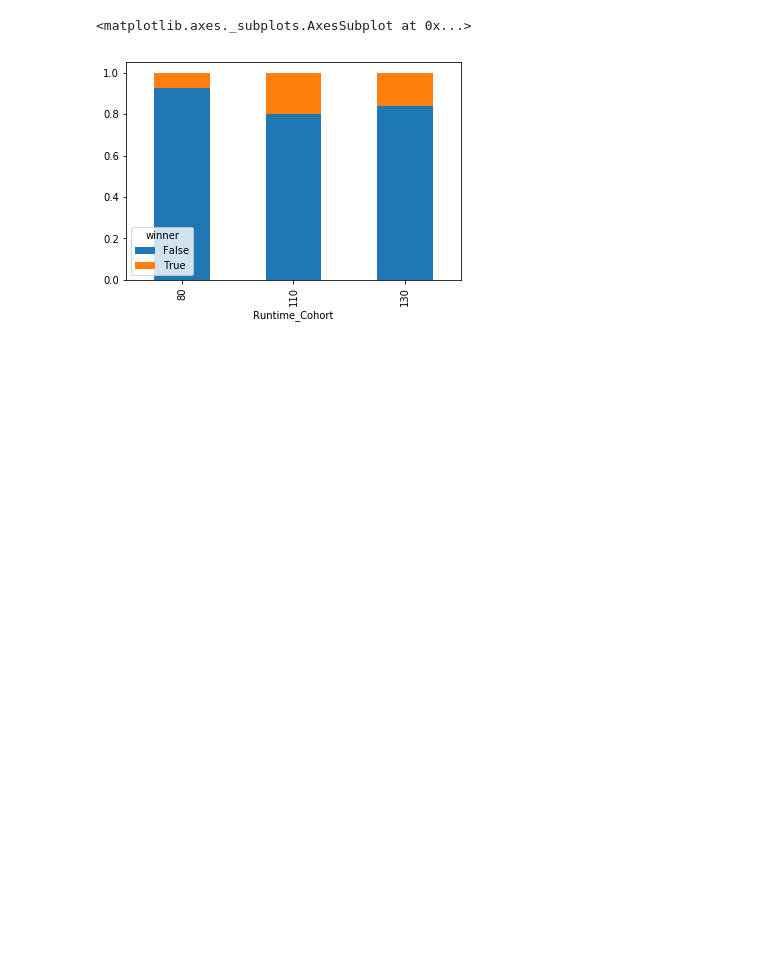
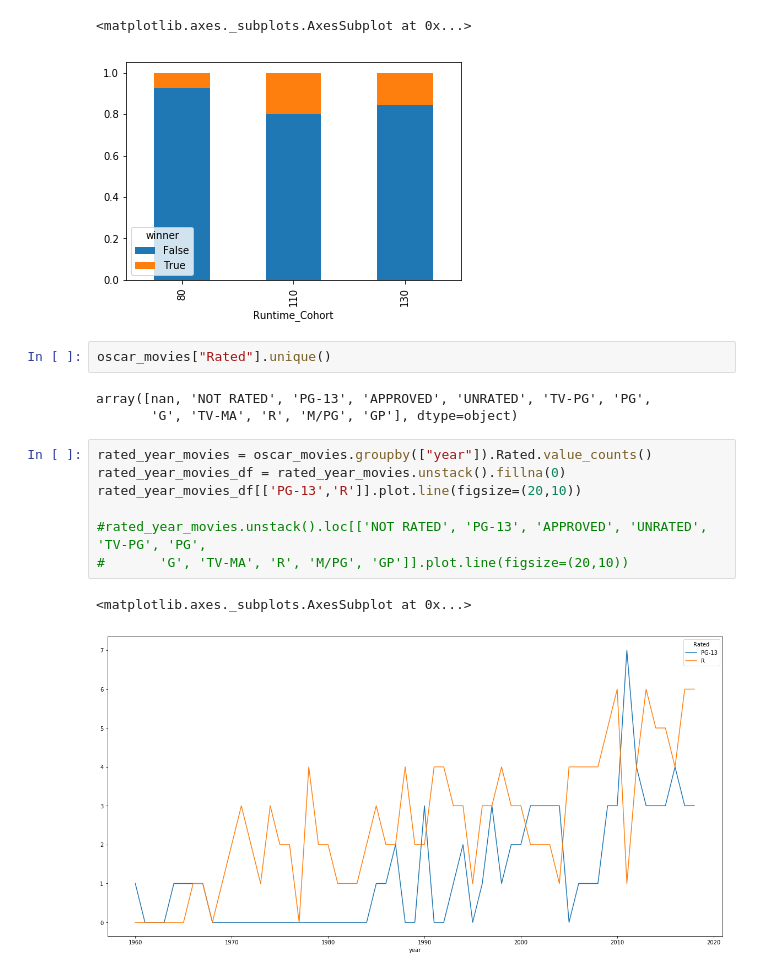
Before and after one commit to gfilangeri/OscarBestPicturePrediction, a Jupyter notebook: DataVisualizations.ipynb, the cells around one changed output. Drawn from its saved outputs; the diff is of its cells as text; blank space fills up the shorter version.

Commit message:
working on visualizations

```diff
--- a/DataVisualizations.ipynb
+++ b/DataVisualizations.ipynb
@@ -155,3 +160,18 @@ winner_given_rating.plot.bar(stacked=True)
 # %% [output]
 <matplotlib.axes._subplots.AxesSubplot at 0x...>
 [figure]
+# %%
+oscar_movies["Rated"].unique()
+# %% [output]
+array([nan, 'NOT RATED', 'PG-13', 'APPROVED', 'UNRATED', 'TV-PG', 'PG',
+       'G', 'TV-MA', 'R', 'M/PG', 'GP'], dtype=object)
+# %%
+rated_year_movies = oscar_movies.groupby(["year"]).Rated.value_counts()
+rated_year_movies_df = rated_year_movies.unstack().fillna(0)
+rated_year_movies_df[['PG-13','R']].plot.line(figsize=(20,10))
+
+#rated_year_movies.unstack().loc[['NOT RATED', 'PG-13', 'APPROVED', 'UNRATED', 'TV-PG', 'PG',
+#       'G', 'TV-MA', 'R', 'M/PG', 'GP']].plot.line(figsize=(20,10))
+# %% [output]
+<matplotlib.axes._subplots.AxesSubplot at 0x...>
+[figure, added]
```
Also changed, not shown: parts of 16 cells of this notebook.
